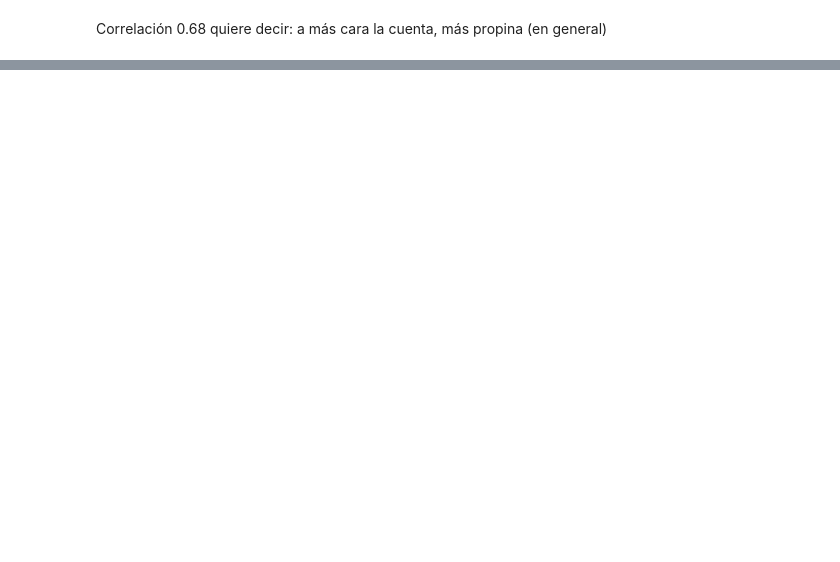
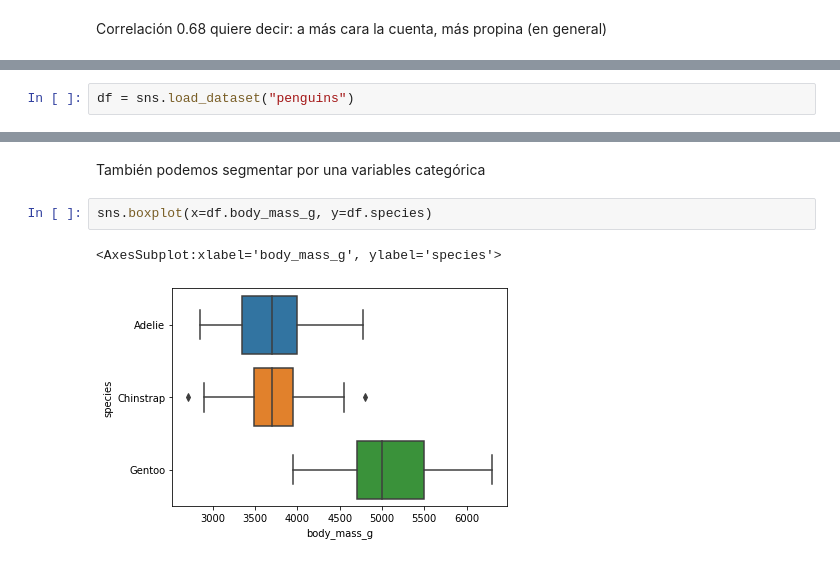
Before and after one commit to sheriffff/teaching_ibm_skillup_data_analytics2022, a Jupyter notebook: esp/02.stats.ipynb, the cells around one changed output, grey strips where cells are left out. Saved outputs shown, nothing was run; the diff lists cells and outputs as text; blank space fills up the shorter version.

```diff
--- a/esp/02.stats.ipynb
+++ b/esp/02.stats.ipynb
@@ -465,0 +478,2 @@ Correlación 0.68 quiere decir: a más cara la cuenta, más propina (en general)
+# %%
+df = sns.load_dataset("penguins")
@@ -465,0 +503,7 @@ Correlación 0.68 quiere decir: a más cara la cuenta, más propina (en general)
+# %% [markdown]
+También podemos segmentar por una variables categórica
+# %%
+sns.boxplot(x=df.body_mass_g, y=df.species)
+# %% [output]
+<AxesSubplot:xlabel='body_mass_g', ylabel='species'>
+[figure, added]
```
Also changed, not shown: parts of 10 cells of this notebook, 2 other files.
